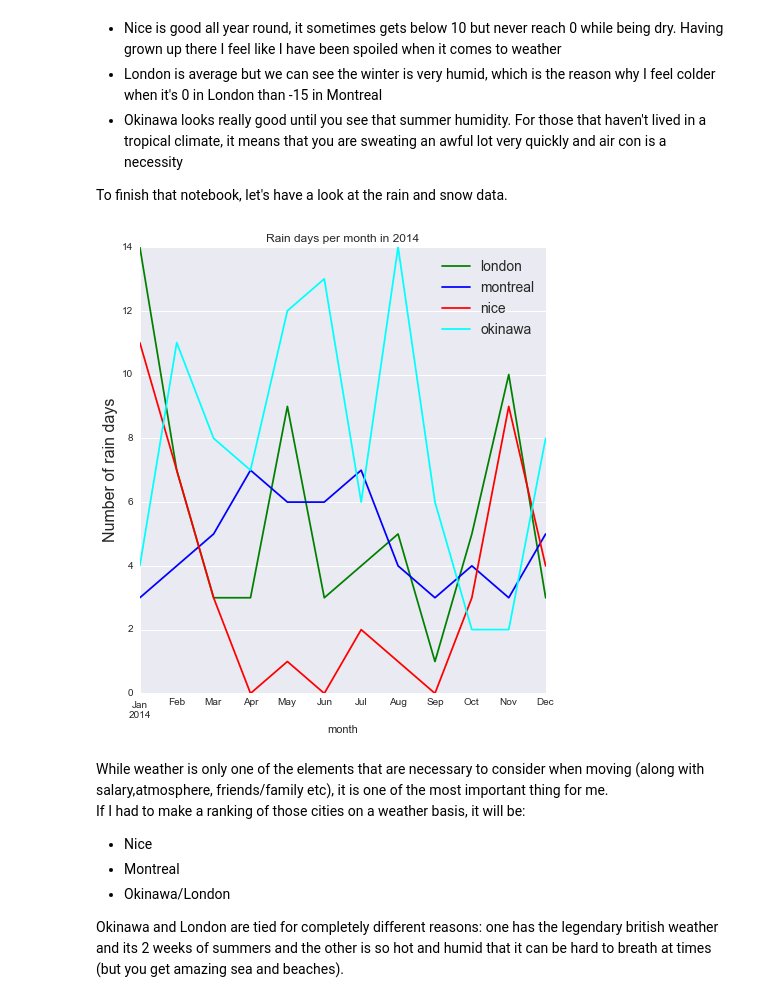
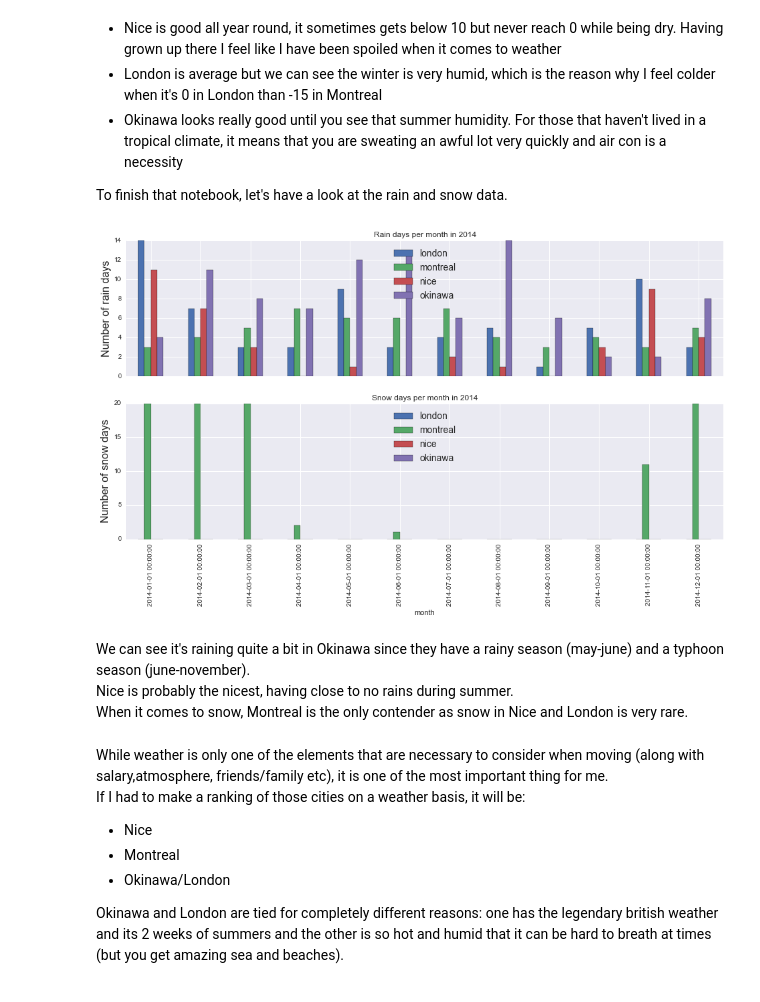
Before and after one commit to Keats/cities-article, a Jupyter notebook: Comparison.ipynb, the cells around one changed output. Cells and saved outputs as stored; diff of their text form; code cells hidden in the pictures.

```diff
--- a/Comparison.ipynb
+++ b/Comparison.ipynb
@@ -170,29 +170,41 @@ To finish that notebook, let's have a look at the rain and snow data.
 # %%
 
 colors = {
     'london': 'green',
     'nice': 'red',
     'montreal': 'blue',
     'okinawa': 'cyan',
 }
 
-def bar_plot_grouped_by(dataframe, column_name):
-    """Renders a bar plot the dataframe grouped by location for the given column"""
-    # Need to use the month as the index
-    locations = dataframe.set_index('month').groupby('location')
-    for loc_name, loc in locations:
-        loc[column_name].plot(x='month', kind="bar", label=str(loc_name), color=colors[str(loc_name)])
-
+def bar_plot(ax, column_name):
+    weather_2014.set_index(
+        ['month', 'location']
+    ).unstack().plot(
+        ax=ax,
+        kind='bar',
+        y=column_name
+    )
 
 plt.figure(figsize=(16, 8))
-ax = plt.subplot(121)
+ax = plt.subplot(211)
 
-bar_plot_grouped_by(weather_2014, 'raindays')
+bar_plot(ax, "raindays")
 plt.legend(fontsize=14, loc="best")
 plt.title("Rain days per month in 2014")
 _ = plt.ylabel("Number of rain days", fontsize=16)
+
+ax2 = plt.subplot(212)
+
+bar_plot(ax2, "snowdays")
+plt.legend(fontsize=14, loc="best")
+plt.title("Snow days per month in 2014")
+_ = plt.ylabel("Number of snow days", fontsize=16)
 # %% [output]
-[figure, old version]
+[figure, new version]
+# %% [markdown]
+We can see it's raining quite a bit in Okinawa since they have a rainy season (may-june) and a typhoon season (june-november).
+Nice is probably the nicest, having close to no rains during summer.
+When it comes to snow, Montreal is the only contender as snow in Nice and London is very rare.
 # %% [markdown]
 
 While weather is only one of the elements that are necessary to consider when moving (along with salary,atmosphere, friends/family etc), it is one of the most important thing for me.
```
